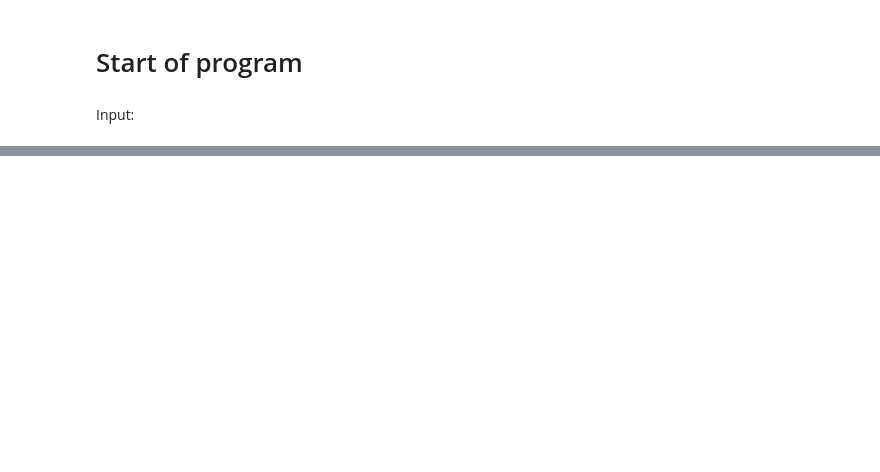
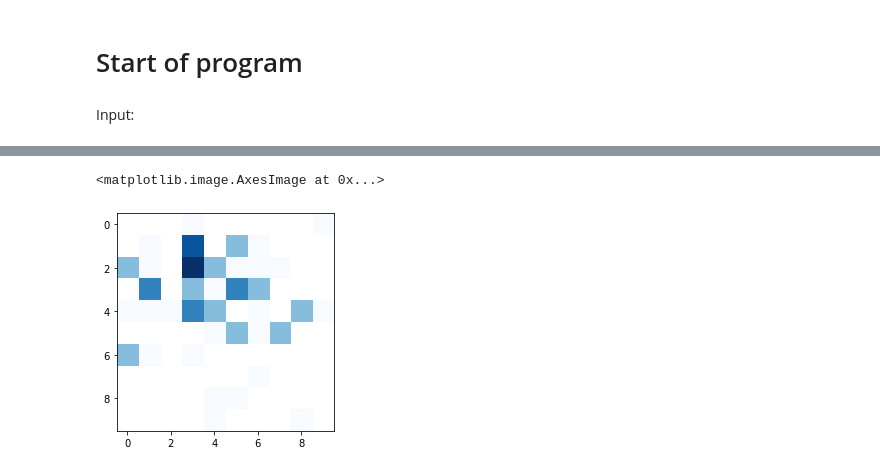
Before and after one commit to nielsvanesseveldt/Sociophysics2, a Jupyter notebook: joined_program.ipynb, the cells around one changed output, grey strips where cells are left out. Drawn from its saved outputs; the diff is of its cells as text; code cells hidden in the pictures; blank space fills up the shorter version.

```diff
--- a/joined_program.ipynb
+++ b/joined_program.ipynb
@@ -76,0 +95,9 @@ ped_list[1][0]
+# %%
+H, xedges, yedges = np.histogram2d(array[:,1,0], array[:,1,1], bins=(10))
+H = H.T
+fig, ax = plt.subplots()#figsize=(22, 3))
+ax.imshow(H, cmap = 'Blues',norm = LogNorm())
+#tight_layout()
+# %% [output]
+<matplotlib.image.AxesImage at 0x...>
+[figure, added]
```
Also changed, not shown: parts of 9 cells of this notebook, 2 other files.
